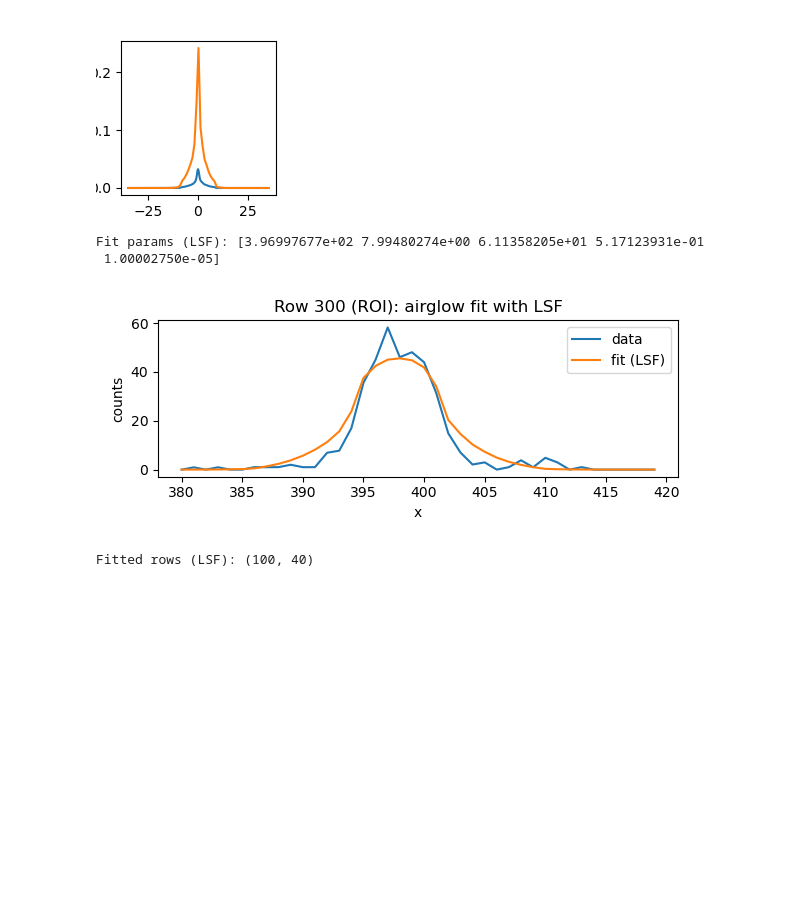
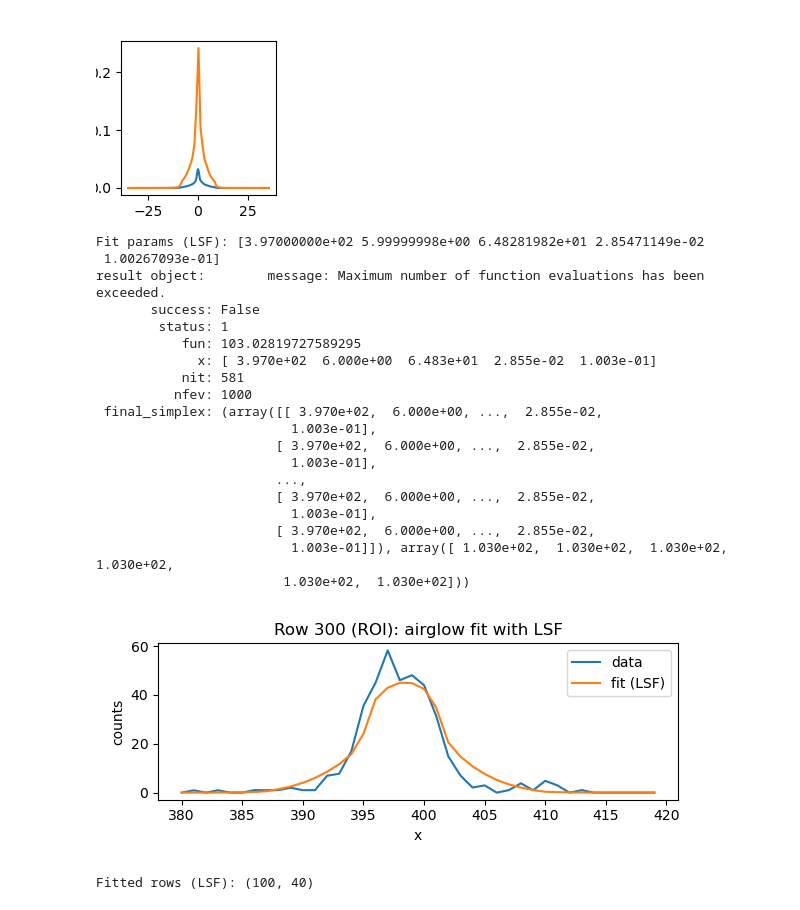
Before and after one commit to parkus/airglow, a Jupyter notebook: notebooks/00_systematics_2d_dev.ipynb, the cells around one changed output. Drawn from its saved outputs; the diff is of its cells as text; code cells hidden in the pictures; blank space fills up the shorter version.

```diff
--- a/notebooks/00_systematics_2d_dev.ipynb
+++ b/notebooks/00_systematics_2d_dev.ipynb
@@ -71,6 +78,7 @@ plt.plot(xgrid, model)
 # %%
 # Fit a selected row using the helper functions
 import models
+reload(models)
 
 row_index = 300  # pick a row in the full frame
 row = sci[row_index]
@@ -82,7 +90,7 @@ if dq is not None:
 else:
     dq_row = None
 
-fit, params, keep = models.fit_airglow_row(
+fit, params, keep, result = models.fit_airglow_row(
     row,
     x_grid,
     roi_x0,
@@ -91,6 +99,7 @@ fit, params, keep = models.fit_airglow_row(
     dq_mask_value=dq_mask_value,
     lsf_kernel=None,
     init=None,
+    minimize_options={"maxiter": 1000, "xatol": 1e-6, "fatol": 1e-6}
 )
 
 x_roi = x_grid[roi_x0:roi_x1]
@@ -108,4 +117,5 @@ plt.legend()
 plt.tight_layout()
 
 print('N pixels masked:', np.sum(~keep))
+print("result object:", result)
 # %% [output]
@@ -117,8 +145,8 @@ N pixels masked: 0
 from importlib import reload
 reload(models)
 
-roi_y0 = 250
-roi_y1 = 300
+roi_y0 = 220
+roi_y1 = 520
 
 rows = sci[roi_y0:roi_y1]
 row_indices = np.arange(roi_y0, roi_y1)
@@ -139,6 +167,7 @@ fit_results = models.fit_airglow_rows(
     dq_mask_value=dq_mask_value,
     lsf_kernel=None,
     init=None,
+    minimize_options={"maxiter": 1000, "xatol": 1e-6, "fatol": 1e-6}
 )
 
 roi_fit = fit_results["fits"]
@@ -201,0 +232,19 @@ Median seed params: [397.49999999   6.99999998  65.58398376   0.93923675   2.606
+# %%
+# Fit as many times as you want
+median_params = np.nanmedian(fit_results_seeded["params"], axis=0)
+
+fit_results_seeded = models.fit_airglow_rows(
+    rows,
+    x_grid,
+    roi_x0,
+    roi_x1,
+    row_indices=row_indices,
+    dq_rows=dq_rows,
+    dq_mask_value=dq_mask_value,
+    lsf_kernel=None,
+    init=median_params,
+)
+
+roi_fit_seeded = fit_results_seeded["fits"]
+print("Seeded fit rows:", roi_fit_seeded.shape)
+print("Median seed params:", median_params)
@@ -238,6 +304,10 @@ roi_y1 = 320
 
 rows = sci[roi_y0:roi_y1]
 row_indices = np.arange(roi_y0, roi_y1)
+if dq is not None:
+    dq_rows = dq[roi_y0:roi_y1]
+else:
+    dq_rows = None
 
 
 # Fit again using median params from first run as seed
@@ -314,31 +384,51 @@ Resampled integral: 1.0
 # %%
 reload(models)
 
-fit_lsf, params_lsf, keep_lsf = models.fit_airglow_row(
+fit_lsf, params_lsf, keep_lsf, result = models.fit_airglow_row(
     row,
     x_grid,
     roi_x0,
     roi_x1,
     dq_row=dq_row,
     dq_mask_value=dq_mask_value,
     lsf_kernel=lsf_kernel,
     init=None,
+    fixed_fwhm_g=0.01,
+    fixed_fwhm_l=0.01
 )
 
 print("Fit params (LSF):", params_lsf)
+print("result object:", result)
 
 plt.figure(figsize=(6,2.5))
 plt.plot(x_roi, row_roi, label="data")
 plt.plot(x_roi, fit_lsf, label="fit (LSF)")
 plt.xlabel("x")
 plt.ylabel("counts")
 plt.title(f"Row {row_index} (ROI): airglow fit with LSF")
 plt.legend()
 plt.tight_layout()
 # %% [output]
-Fit params (LSF): [3.96997677e+02 7.99480274e+00 6.11358205e+01 5.17123931e-01
- 1.00002750e-05]
+Fit params (LSF): [3.97000000e+02 5.99999998e+00 6.48281982e+01 2.85471149e-02
+ 1.00267093e-01]
+result object:        message: Maximum number of function evaluations has been exceeded.
+       success: False
+        status: 1
+           fun: 103.02819727589295
+             x: [ 3.970e+02  6.000e+00  6.483e+01  2.855e-02  1.003e-01]
+           nit: 581
+          nfev: 1000
+ final_simplex: (array([[ 3.970e+02,  6.000e+00, ...,  2.855e-02,
+                         1.003e-01],
+                       [ 3.970e+02,  6.000e+00, ...,  2.855e-02,
+                         1.003e-01],
+                       ...,
+                       [ 3.970e+02,  6.000e+00, ...,  2.855e-02,
+                         1.003e-01],
+                       [ 3.970e+02,  6.000e+00, ...,  2.855e-02,
+                         1.003e-01]]), array([ 1.030e+02,  1.030e+02,  1.030e+02,  1.030e+02,
+                        1.030e+02,  1.030e+02]))
-[figure, old version]
+[figure, new version]
 # %%
 # Fit airglow model across ROI rows (with LSF)
 import psf_lsf
```
Also changed, not shown: parts of 15 cells of this notebook, 1 other file.
